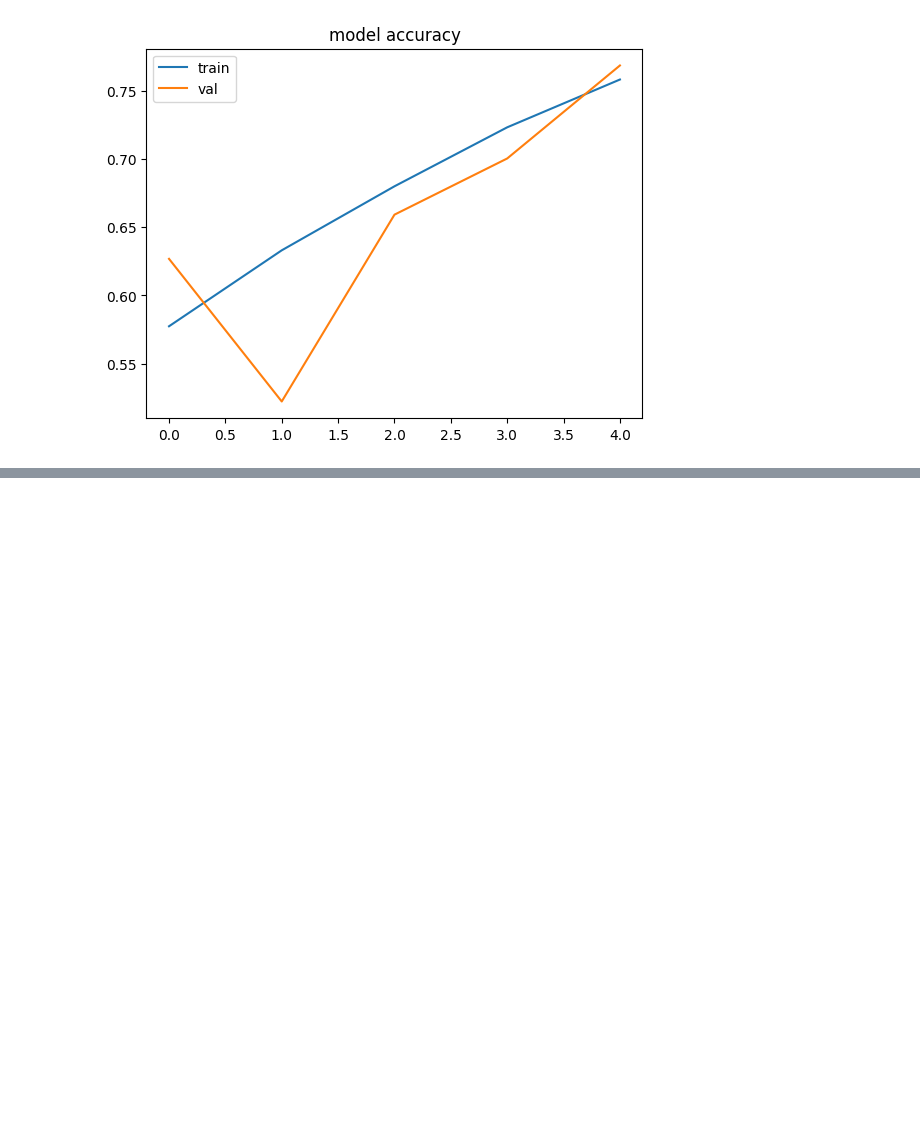
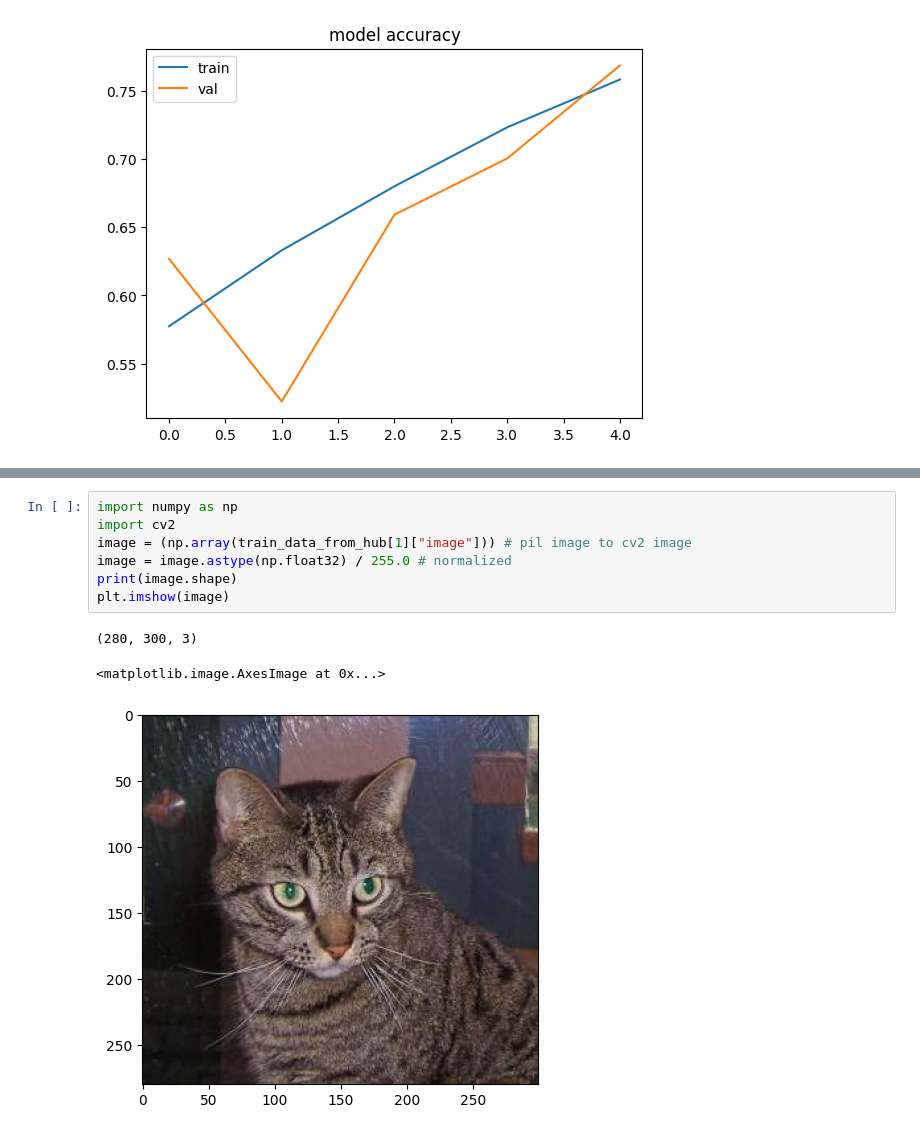
Before and after one commit to ParamAhuja/DL_Notebooks, a Jupyter notebook: ImageClassifierCNN.ipynb, the cells around one changed output, grey strips where cells are left out. Drawn from its saved outputs; the diff is of its cells as text; blank space fills up the shorter version.

```diff
--- a/ImageClassifierCNN.ipynb
+++ b/ImageClassifierCNN.ipynb
@@ -271,0 +280,11 @@ plt.show()
+# %%
+import numpy as np
+import cv2
+image = (np.array(train_data_from_hub[1]["image"])) # pil image to cv2 image
+image = image.astype(np.float32) / 255.0 # normalized
+print(image.shape)
+plt.imshow(image)
+# %% [output]
+(280, 300, 3)
+<matplotlib.image.AxesImage at 0x...>
+[figure, added]
```
Also changed, not shown: parts of 5 cells of this notebook.
